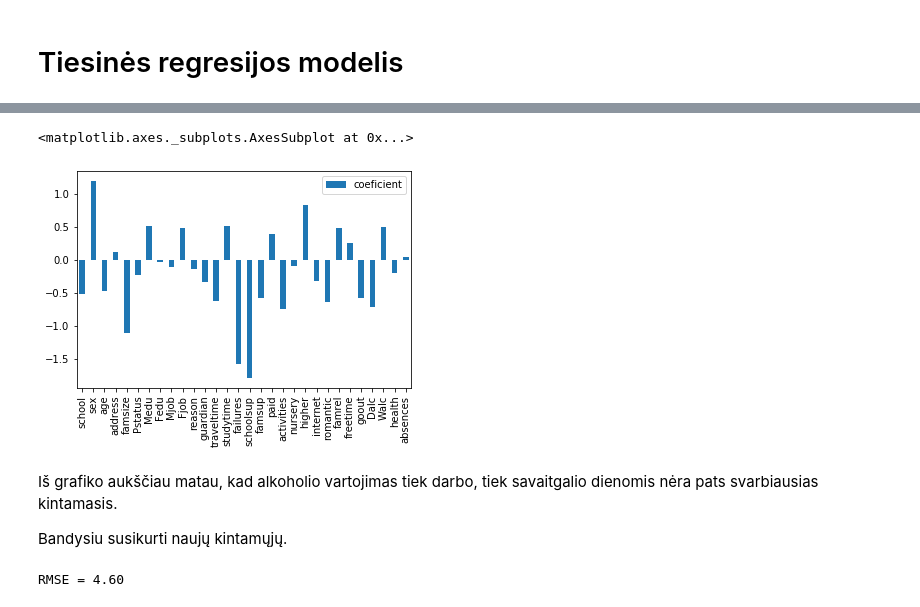
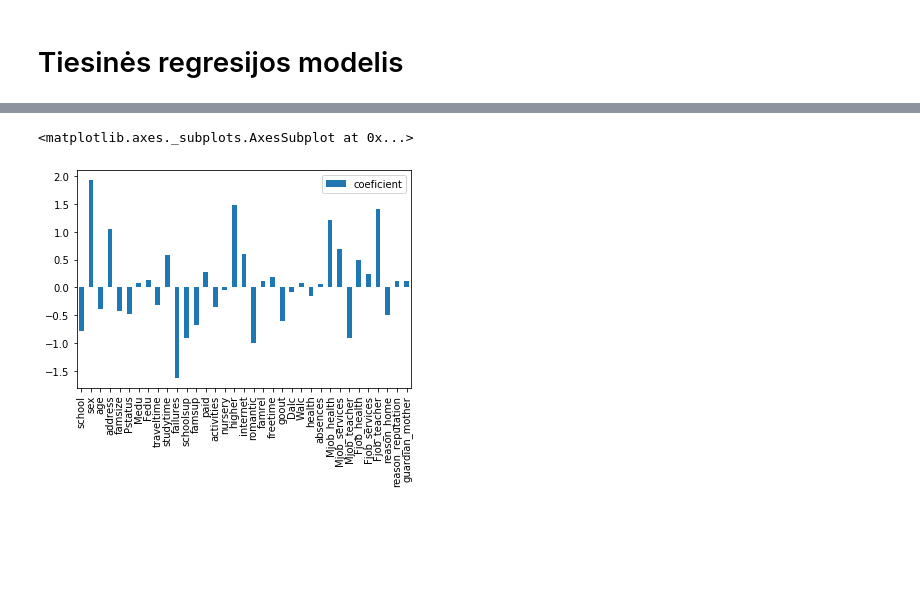
Before and after one commit to robertaskprojektas/Projektas, a Jupyter notebook: Projektas.ipynb, the cells around one changed output, grey strips where cells are left out. Saved outputs shown, nothing was run; the diff lists cells and outputs as text; code cells hidden in the pictures; blank space fills up the shorter version.

```diff
--- a/Projektas.ipynb
+++ b/Projektas.ipynb
@@ -152,0 +104,3 @@ plt.show()
+# %%
+# Importing dataset:
+d1=pd.read_csv('Duomenys.csv')
@@ -189,0 +289,15 @@ RMSE = 4.65
+# %%
+# Tvarkau duomenis - dvireikšmius kategorinius kintamuosius.
+d1['school'] = d1['school'].map({'GP': 1, 'MS': 0})
+d1['sex'] = d1['sex'].map({'M': 1, 'F': 0})
+d1['address'] = d1['address'].map({'U': 1, 'R': 0})
+d1['famsize'] = d1['famsize'].map({'GT3': 1, 'LE3': 0})
+d1['Pstatus'] = d1['Pstatus'].map({'T': 1, 'A': 0})
+d1['schoolsup'] = d1['schoolsup'].map({'yes': 1, 'no': 0})
+d1['famsup'] = d1['famsup'].map({'yes': 1, 'no': 0})
+d1['paid'] = d1['paid'].map({'yes': 1, 'no': 0})
+d1['activities'] = d1['activities'].map({'yes': 1, 'no': 0})
+d1['nursery'] = d1['nursery'].map({'yes': 1, 'no': 0})
+d1['higher'] = d1['higher'].map({'yes': 1, 'no': 0})
+d1['internet'] = d1['internet'].map({'yes': 1, 'no': 0})
+d1['romantic'] = d1['romantic'].map({'yes': 1, 'no': 0})
@@ -189,0 +339,4 @@ RMSE = 4.65
+# %%
+#Tvarkau likusius kategorinius kintamuosius.
+d1=pd.get_dummies(d1, columns=["Mjob", "Fjob", "reason", "guardian"], prefix=["Mjob", "Fjob", "reason", "guardian"],
+                  drop_first=True)
@@ -189,0 +491,13 @@ RMSE = 4.65
+# %%
+X = d1.drop(['G1', 'G2', 'G3', 'Mjob_other', 'Fjob_other', 'reason_other', 'guardian_other'], axis=1)
+Y = d1['G3']
+
+# Test and Train data
+X_train, X_test, Y_train, Y_test = train_test_split(X, Y, test_size = .20, random_state = 40)
+
+# With sklearn
+lr = linear_model.LinearRegression()
+lr.fit(X_train, Y_train)
+
+print('Intercept: \n', lr.intercept_)
+print('Coefficients: \n', lr.coef_)
@@ -190,13 +547,9 @@ RMSE = 4.65
 # %%
-pd.DataFrame(lr.coef_, index=['school', 'sex', 'age', 'address', 'famsize', 'Pstatus', 'Medu', 'Fedu',
-                              'Mjob', 'Fjob', 'reason', 'guardian', 'traveltime', 'studytime', 'failures',
-                              'schoolsup', 'famsup', 'paid', 'activities', 'nursery', 'higher', 'internet',
-                              'romantic', 'famrel', 'freetime', 'goout', 'Dalc', 'Walc', 'health', 'absences'],
-             columns=['coeficient']).plot(kind='bar')
+pd.DataFrame(lr.coef_, index=['school', 'sex', 'age', 'address', 'famsize', 'Pstatus', 'Medu', 'Fedu', 'traveltime',
+ 'studytime', 'failures', 'schoolsup', 'famsup', 'paid', 'activities', 'nursery', 'higher', 'internet', 'romantic', 'famrel',
+ 'freetime', 'goout', 'Dalc', 'Walc', 'health', 'absences', 'Mjob_health', 'Mjob_services', 'Mjob_teacher',
+ 'Fjob_health', 'Fjob_services', 'Fjob_teacher', 'reason_home', 'reason_reputation',
+ 'guardian_mother'], columns=['coeficient']).plot(kind='bar')
 # %% [output]
 <matplotlib.axes._subplots.AxesSubplot at 0x...>
-[figure, old version]
+[figure, new version]
-# %% [markdown]
-Iš grafiko aukščiau matau, kad alkoholio vartojimas tiek darbo, tiek savaitgalio dienomis nėra pats svarbiausias kintamasis.
-
-Bandysiu susikurti naujų kintamųjų.
@@ -209,15 +555,0 @@ Duomenys["studyimportant"]=(Duomenys["studytime"]+Duomenys["schoolsup"]+Duomenys
-# %%
-lr = LinearRegression()
-lr.fit(Duomenys[mask].drop(['G1', # kintamąjį išmetu, nes jis kaip ir nesvarbus - jo neprognozuoju ir jis yra G3 sudėtinė dalis
-                           'G2',    # kintamąjį išmetu, nes jis kaip ir nesvarbus - jo neprognozuoju ir jis yra G3 sudėtinė dalis
-                           'G3'  # kintamąjį išmetu, nes prognozuoju
-                           ],
-                          axis=1),  # X_train
-       Duomenys[mask]['G3'])        # y_train
-
-pred = lr.predict(Duomenys[~mask].drop(['G1', 'G2',
-                                'G3'], axis=1))   # X_test
-print('RMSE = {0:.02f}'.format(
-    np.sqrt(np.mean((pred - Duomenys[~mask]['G3'])**2))))   # pred - y_test
-# %% [output]
-RMSE = 4.60
```
Also changed, not shown: parts of 50 cells of this notebook.
